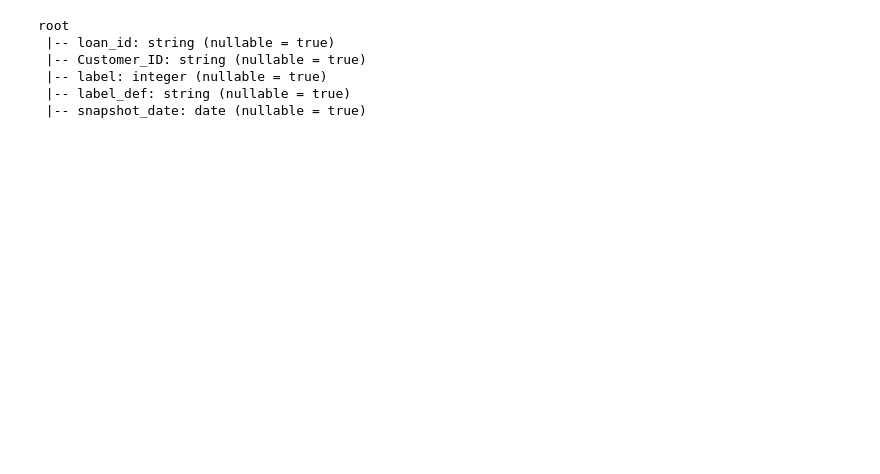
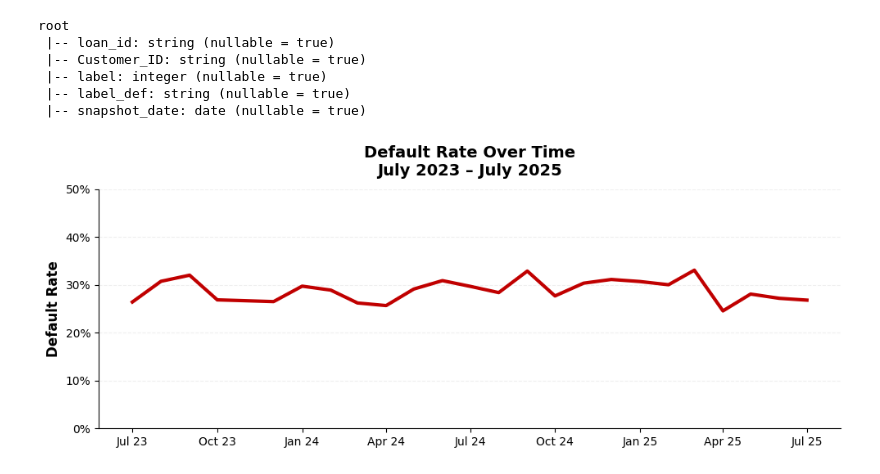
Before and after one commit to ngblpauline/MLE, a Jupyter notebook: Assignment1/data_processing_main_label.ipynb, the cells around one changed output. Cells and saved outputs as stored; diff of their text form; code cells hidden in the pictures; blank space fills up the shorter version.

```diff
--- a/Assignment1/data_processing_main_label.ipynb
+++ b/Assignment1/data_processing_main_label.ipynb
@@ -324,0 +328,57 @@ root
+# %%
+# Load & combine all gold label Parquets
+gold_label_store_directory = "datamart/gold/label/label_store/"
+paths = glob.glob(os.path.join(gold_label_store_directory, "gold_label_store_*.parquet"))
+df_labels_spark = spark.read.option("header", True).parquet(*paths)
+
+# rename Spark column 'label' → 'default' and keep snapshot_date
+df_labels_spark = df_labels_spark.select(
+    F.col("snapshot_date"),
+    F.col("label").alias("default")
+)
+
+# convert to pandas
+pdf = df_labels_spark.toPandas()
+pdf["snapshot_date"] = pd.to_datetime(pdf["snapshot_date"])
+pdf.set_index("snapshot_date", inplace=True)
+agg = pdf["default"].resample("MS").mean()
+
+# cover full data range
+full_idx = pd.date_range("2023-01-01", "2025-11-01", freq="MS")
+agg = agg.reindex(full_idx)
+
+# Plot
+fig, ax = plt.subplots(figsize=(10, 4), dpi=100)
+
+ax.plot(
+    agg.index,
+    agg.values,
+    linewidth=3,
+    color="#C00000",
+)
+
+# Y-axis from 0→50%
+ax.set_ylim(0, 0.50)
+ax.yaxis.set_major_formatter(mtick.PercentFormatter(xmax=1.0))
+
+# X-axis quarterly ticks: Jan/Apr/Jul/Oct
+ax.xaxis.set_major_locator(mdates.MonthLocator(bymonth=[1,4,7,10]))
+ax.xaxis.set_major_formatter(mdates.DateFormatter("%b %y"))
+ax.tick_params(axis="x", rotation=0, labelsize=10)
+
+# clean up spines + grid
+ax.spines["top"].set_visible(False)
+ax.spines["right"].set_visible(False)
+ax.grid(axis="y", linestyle="--", alpha=0.2)
+
+# titles
+ax.set_title(
+    "Default Rate Over Time\nJuly 2023 – July 2025",
+    fontsize=14, fontweight="bold", pad=12
+)
+ax.set_ylabel("Default Rate", fontsize=12, fontweight="bold")
+
+plt.tight_layout()
+plt.show()
+# %% [output]
+[figure, added]
```
Also changed, not shown: parts of 11 cells of this notebook, 4 other files.
